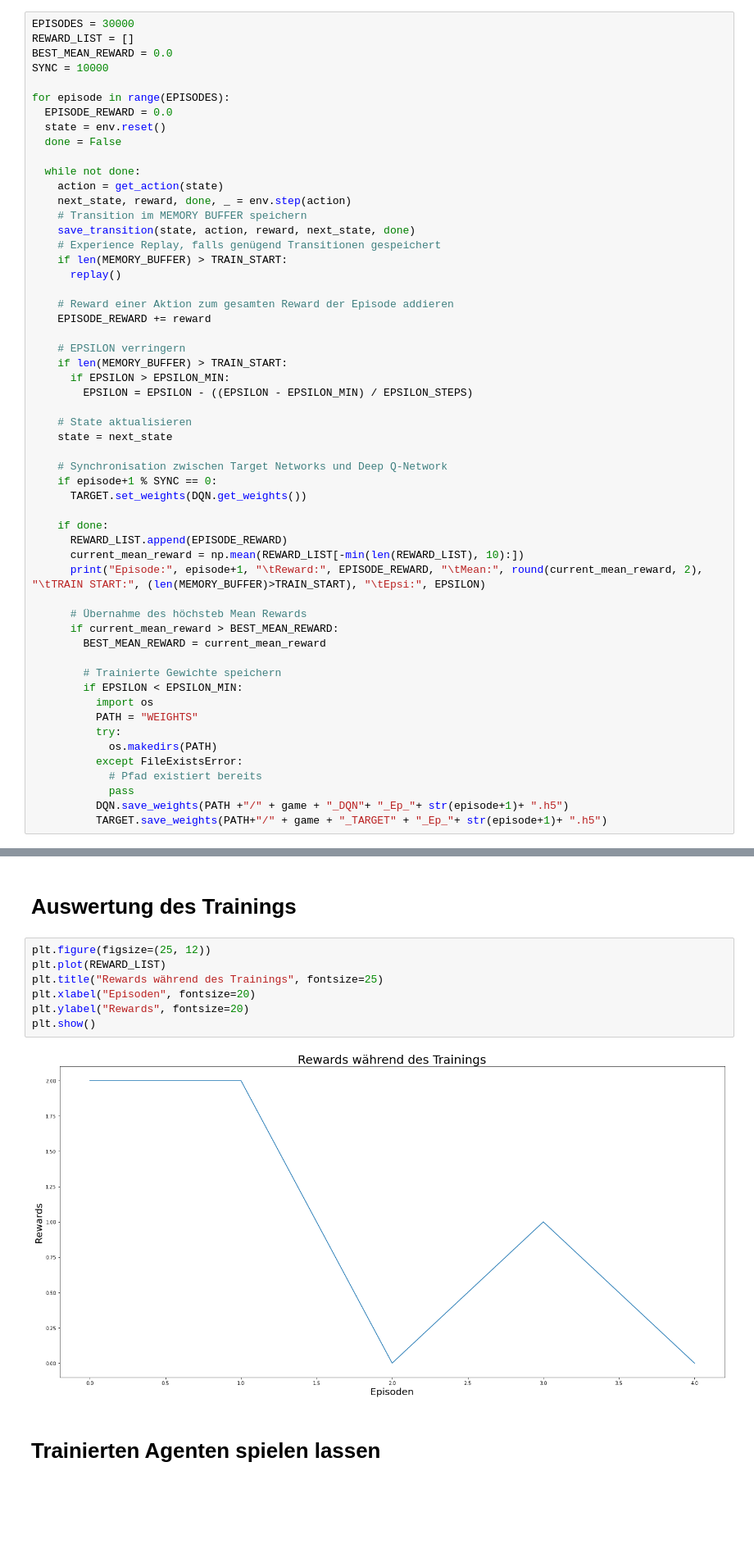
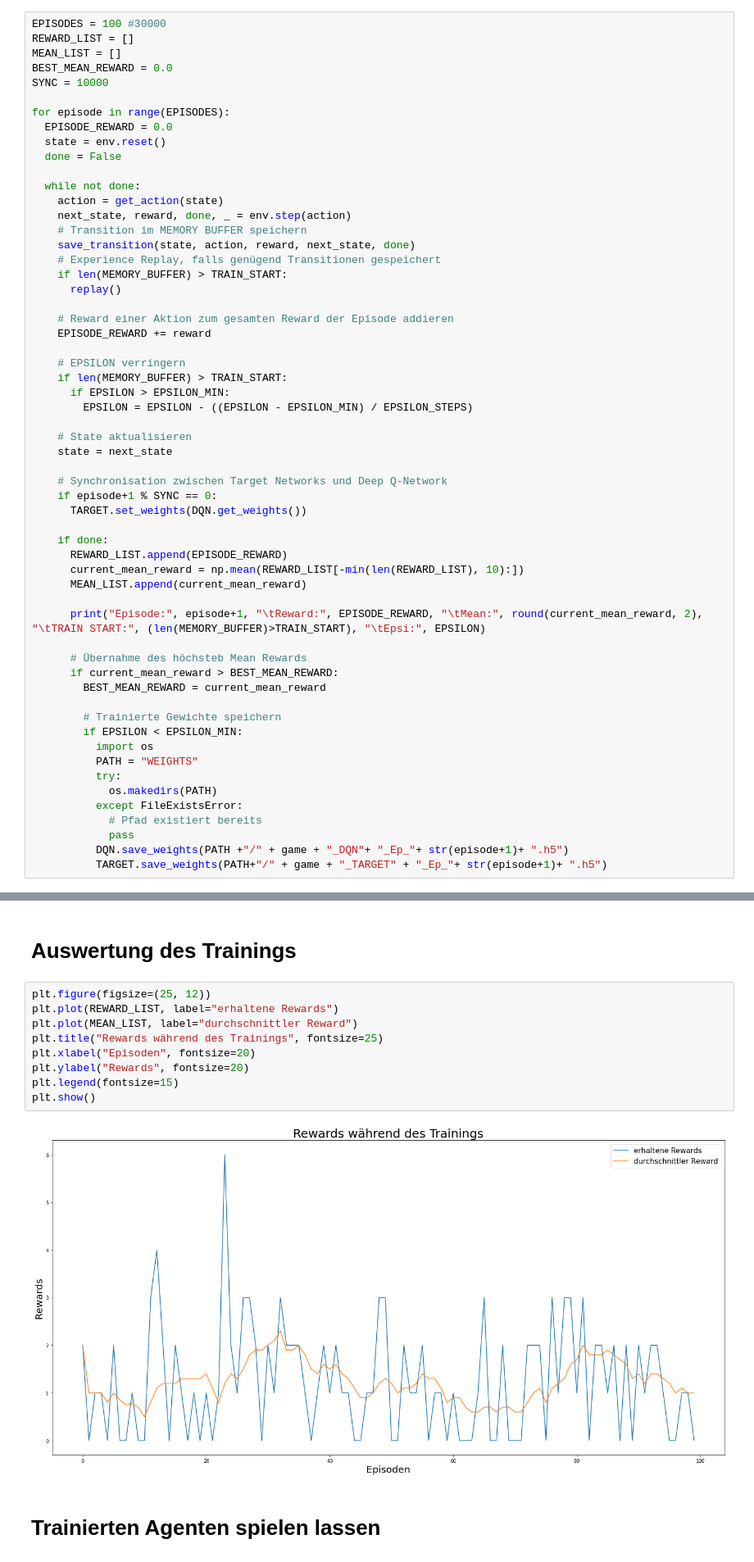
Before and after one commit to CKeibel/Deep-Reinforcement_Learning, a Jupyter notebook: Deep_Q_Network.ipynb, the cells around one changed output, grey strips where cells are left out. Shown: that part at 82% size. Saved outputs shown, nothing was run; the diff lists cells and outputs as text; blank space fills up the shorter version.

Commit message:
Added current means to the plot

```diff
--- a/Deep_Q_Network.ipynb
+++ b/Deep_Q_Network.ipynb
@@ -305,8 +305,9 @@ def get_action(state):
 # %% [markdown]
 # **Training des Agenten**
 # %%
-EPISODES = 30000
+EPISODES = 100 #30000
 REWARD_LIST = []
+MEAN_LIST = []
 BEST_MEAN_REWARD = 0.0
 SYNC = 10000
 
@@ -342,6 +343,8 @@ for episode in range(EPISODES):
     if done:
       REWARD_LIST.append(EPISODE_REWARD)
       current_mean_reward = np.mean(REWARD_LIST[-min(len(REWARD_LIST), 10):])
+      MEAN_LIST.append(current_mean_reward)
+
       print("Episode:", episode+1, "\tReward:", EPISODE_REWARD, "\tMean:", round(current_mean_reward, 2), "\tTRAIN START:", (len(MEMORY_BUFFER)>TRAIN_START), "\tEpsi:", EPSILON)
 
       # Übernahme des höchsteb Mean Rewards
@@ -382,13 +384,15 @@ KeyboardInterrupt: ignored
 # **Auswertung des Trainings**
 # %%
 plt.figure(figsize=(25, 12))
-plt.plot(REWARD_LIST)
+plt.plot(REWARD_LIST, label="erhaltene Rewards")
+plt.plot(MEAN_LIST, label="durchschnittler Reward")
 plt.title("Rewards während des Trainings", fontsize=25)
 plt.xlabel("Episoden", fontsize=20)
 plt.ylabel("Rewards", fontsize=20)
+plt.legend(fontsize=15)
 plt.show()
 # %% [output]
-[figure, old version]
+[figure, new version]
 # %% [markdown]
 # **Trainierten Agenten spielen lassen**
 # %%
```
Also changed, not shown: parts of 3 cells of this notebook.
